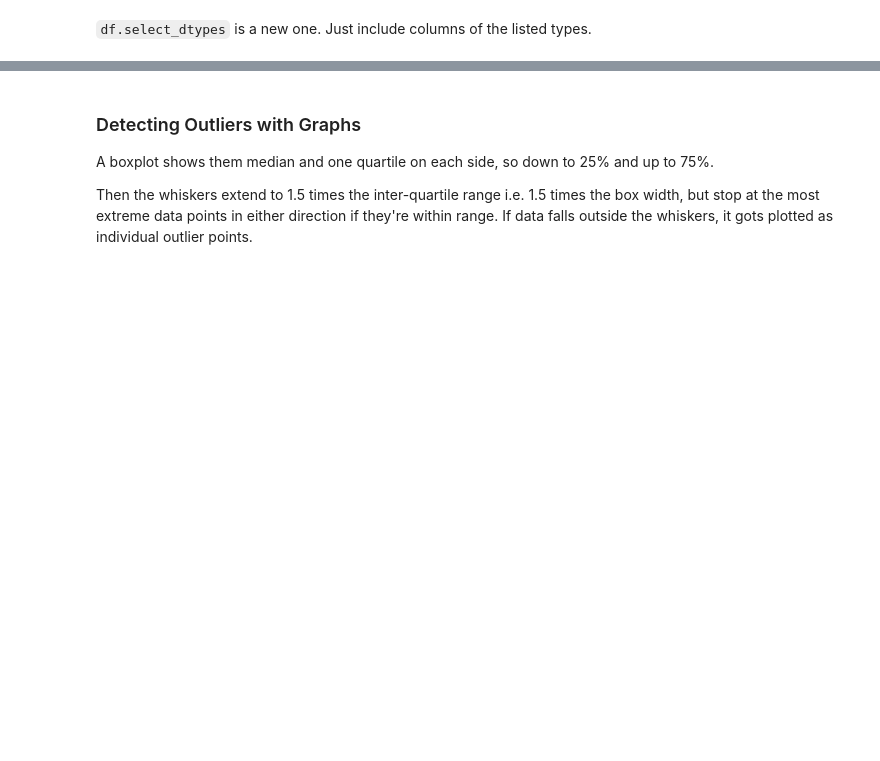
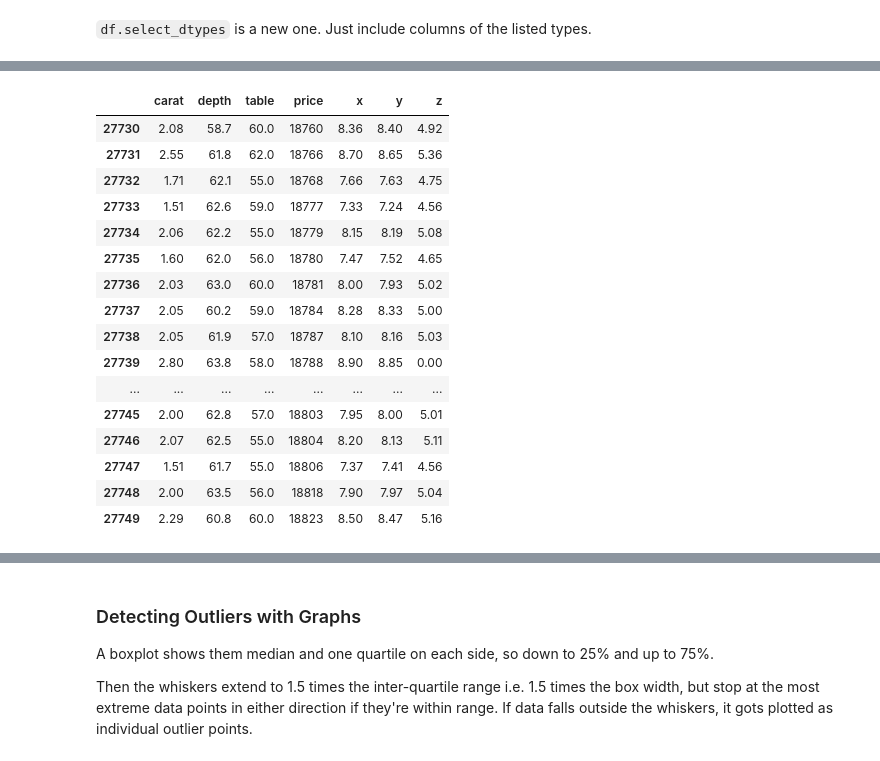
Before and after one commit to 4dsolutions/clarusway_data_analysis, a Jupyter notebook: DAwPy_S8_(Handling with Outliers)/DAwPy-S8 (Handling with Outliers).ipynb, the cells around one changed output, grey strips where cells are left out. Cells and saved outputs as stored; diff of their text form; code cells hidden in the pictures; blank space fills up the shorter version.

```diff
--- a/DAwPy_S8_(Handling with Outliers)/DAwPy-S8 (Handling with Outliers).ipynb
+++ b/DAwPy_S8_(Handling with Outliers)/DAwPy-S8 (Handling with Outliers).ipynb
@@ -105,2 +226,22 @@ df.sort_values(["table"]).tail(20)
+# %%
+df.sort_values(["price"]).tail(20)
+# %% [output]
+|  | carat | depth | table | price | x | y | z |
+| 27730 | 2.08 | 58.7 | 60.0 | 18760 | 8.36 | 8.40 | 4.92 |
+| 27731 | 2.55 | 61.8 | 62.0 | 18766 | 8.70 | 8.65 | 5.36 |
+| 27732 | 1.71 | 62.1 | 55.0 | 18768 | 7.66 | 7.63 | 4.75 |
+| 27733 | 1.51 | 62.6 | 59.0 | 18777 | 7.33 | 7.24 | 4.56 |
+| 27734 | 2.06 | 62.2 | 55.0 | 18779 | 8.15 | 8.19 | 5.08 |
+| 27735 | 1.60 | 62.0 | 56.0 | 18780 | 7.47 | 7.52 | 4.65 |
+| 27736 | 2.03 | 63.0 | 60.0 | 18781 | 8.00 | 7.93 | 5.02 |
+| 27737 | 2.05 | 60.2 | 59.0 | 18784 | 8.28 | 8.33 | 5.00 |
+| 27738 | 2.05 | 61.9 | 57.0 | 18787 | 8.10 | 8.16 | 5.03 |
+| 27739 | 2.80 | 63.8 | 58.0 | 18788 | 8.90 | 8.85 | 0.00 |
+| ... | ... | ... | ... | ... | ... | ... | ... |
+| 27745 | 2.00 | 62.8 | 57.0 | 18803 | 7.95 | 8.00 | 5.01 |
+| 27746 | 2.07 | 62.5 | 55.0 | 18804 | 8.20 | 8.13 | 5.11 |
+| 27747 | 1.51 | 61.7 | 55.0 | 18806 | 7.37 | 7.41 | 4.56 |
+| 27748 | 2.00 | 63.5 | 56.0 | 18818 | 7.90 | 7.97 | 5.04 |
+| 27749 | 2.29 | 60.8 | 60.0 | 18823 | 8.50 | 8.47 | 5.16 |
 # %%
 df.corr()
```
Also changed, not shown: parts of 104 cells of this notebook.
